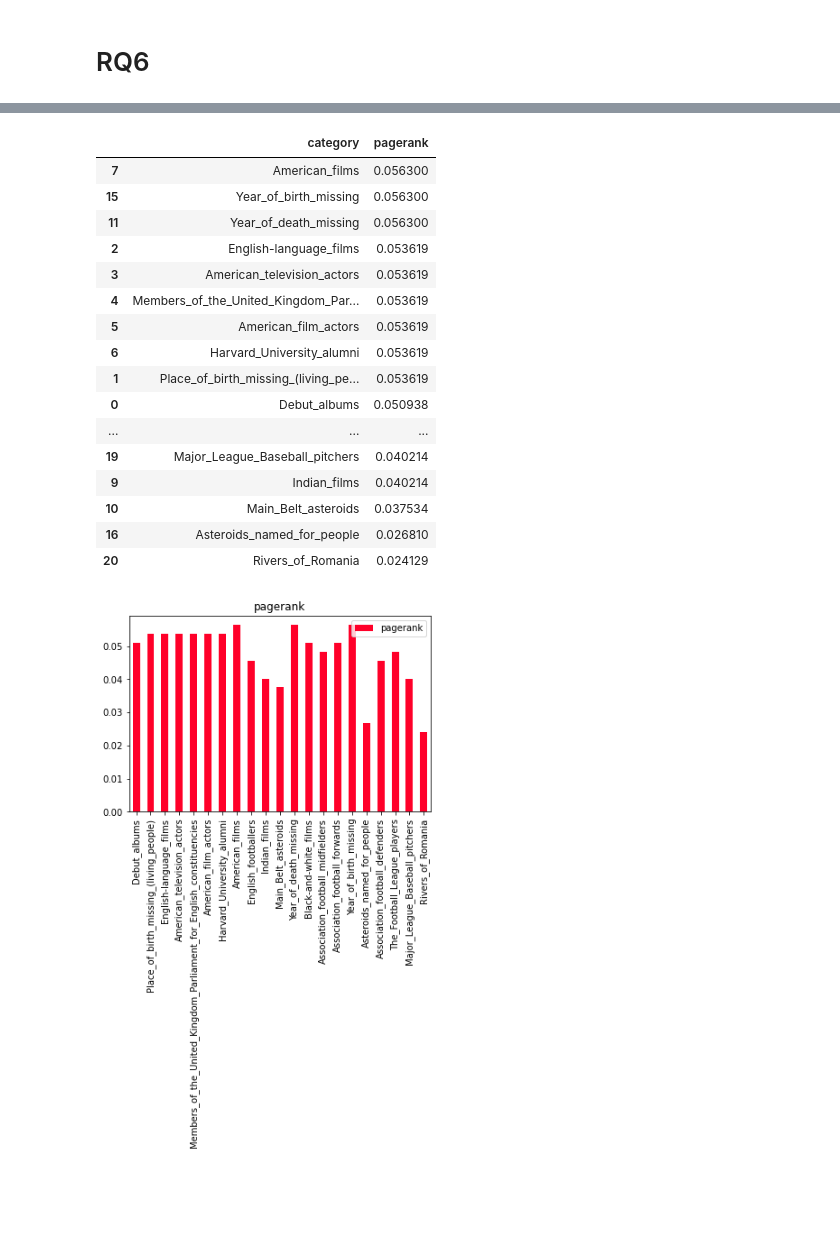
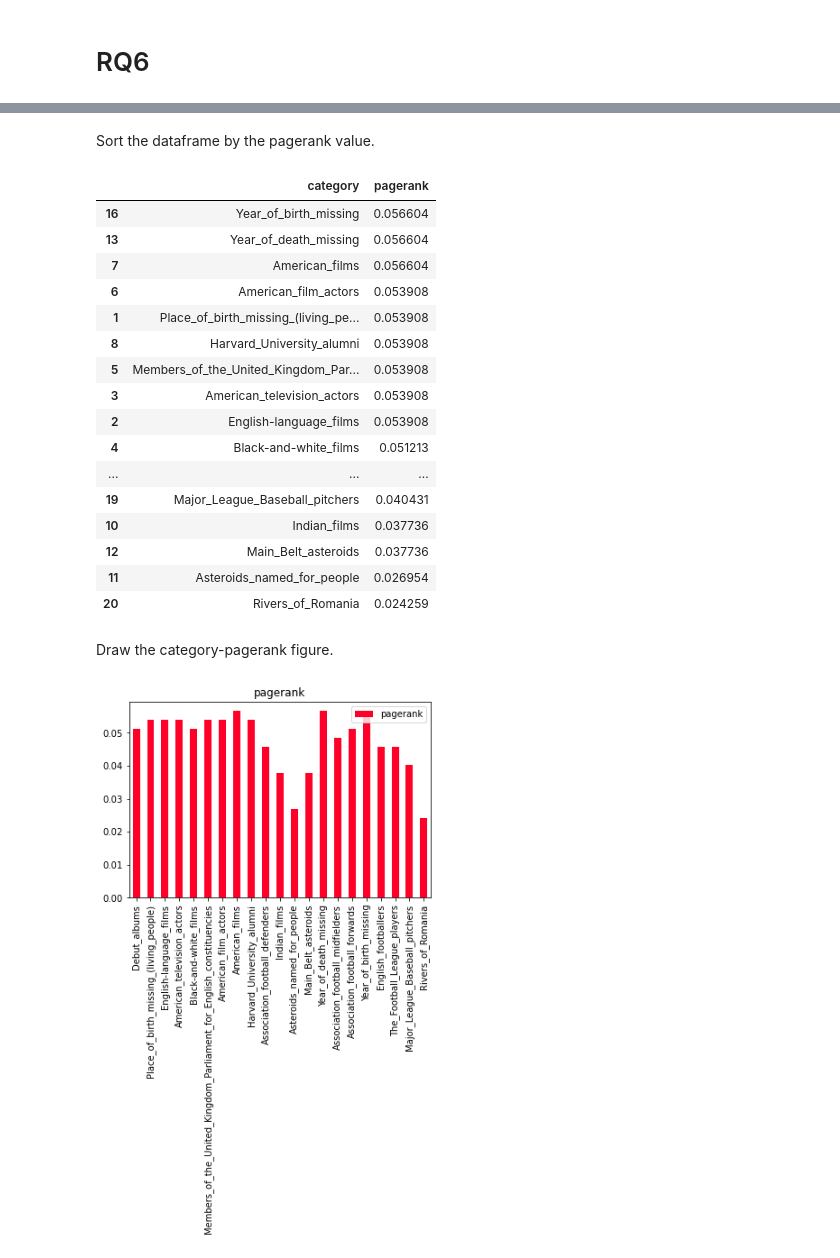
Before and after one commit to Jeremy98-alt/ADM-HW5, a Jupyter notebook: ADM-HW5.ipynb, the cells around one changed output, grey strips where cells are left out. Cells and saved outputs as stored; diff of their text form; code cells hidden in the pictures; blank space fills up the shorter version.

```diff
--- a/ADM-HW5.ipynb
+++ b/ADM-HW5.ipynb
@@ -321,3 +318,0 @@ all = set(edges['source']).union(set(edges['dest']))
-# %%
-new_categories=new_categories.reset_index()
-new_categories
@@ -370,6 +349,10 @@ See the caveats in the documentation: https://pandas.pydata.org/pandas-docs/stab
 ls = len(edges)
 for i in range(0,ls):
     for j in range(0,l):
+        if edges['source'][i] in new_categories['pages list'][j]:
+            edges['source'][i] = new_categories['category'][j]
+for i in range(0,ls):
+    for j in range(0,l):
         if edges['dest'][i] in new_categories['pages list'][j]:
             edges['dest'][i] = new_categories['category'][j]
 # %% [output]
@@ -442,3 +415,4 @@ def pageRank(p, m, v):  # calculate pageRank
 # %%
-pageRank(0.85, graphMove(a), firstPr( graphMove(a)))
+PG = fun.pageRank(0.85, fun.graphMove(a), fun.firstPr( fun.graphMove(a)))
+PG
 # %% [output]
@@ -462,7 +438,7 @@ array([[0.05093834],
 # %%
 nodes = list(newG.nodes)
 from tkinter import _flatten
-Catlist = list(_flatten(pageRank(0.85, graphMove(a), firstPr( graphMove(a))).tolist()))
+Catlist = list(_flatten(PG.tolist()))
 sortCat ={"category":nodes,"pagerank":Catlist}
 # %%
 df = pd.DataFrame(sortCat)
@@ -488,28 +464,30 @@ df
+# %% [markdown]
+Sort the dataframe by the pagerank value.
 # %%
 df.sort_values(by=['pagerank'],ascending=0)
 # %% [output]
 |  | category | pagerank |
-| 7 | American_films | 0.056300 |
-| 15 | Year_of_birth_missing | 0.056300 |
-| 11 | Year_of_death_missing | 0.056300 |
-| 2 | English-language_films | 0.053619 |
-| 3 | American_television_actors | 0.053619 |
-| 4 | Members_of_the_United_Kingdom_Par... | 0.053619 |
-| 5 | American_film_actors | 0.053619 |
-| 6 | Harvard_University_alumni | 0.053619 |
-| 1 | Place_of_birth_missing_(living_pe... | 0.053619 |
-| 0 | Debut_albums | 0.050938 |
+| 16 | Year_of_birth_missing | 0.056604 |
+| 13 | Year_of_death_missing | 0.056604 |
+| 7 | American_films | 0.056604 |
+| 6 | American_film_actors | 0.053908 |
+| 1 | Place_of_birth_missing_(living_pe... | 0.053908 |
+| 8 | Harvard_University_alumni | 0.053908 |
+| 5 | Members_of_the_United_Kingdom_Par... | 0.053908 |
+| 3 | American_television_actors | 0.053908 |
+| 2 | English-language_films | 0.053908 |
+| 4 | Black-and-white_films | 0.051213 |
 | ... | ... | ... |
-| 19 | Major_League_Baseball_pitchers | 0.040214 |
-| 9 | Indian_films | 0.040214 |
-| 10 | Main_Belt_asteroids | 0.037534 |
-| 16 | Asteroids_named_for_people | 0.026810 |
-| 20 | Rivers_of_Romania | 0.024129 |
+| 19 | Major_League_Baseball_pitchers | 0.040431 |
+| 10 | Indian_films | 0.037736 |
+| 12 | Main_Belt_asteroids | 0.037736 |
+| 11 | Asteroids_named_for_people | 0.026954 |
+| 20 | Rivers_of_Romania | 0.024259 |
+# %% [markdown]
+Draw the category-pagerank figure.
 # %%
-def plot_values(df):
-    df.plot(kind='bar',colormap='gist_rainbow',title="pagerank")
-    plt.xticks(range(len(nodes)),nodes)
-    plt.show()
-plot_values(df)
+df.plot(kind='bar',colormap='gist_rainbow',title="pagerank")
+plt.xticks(range(len(nodes)),nodes)
+plt.show()
 # %% [output]
-[figure, old version]
+[figure, new version]
```
Also changed, not shown: parts of 19 cells of this notebook.
